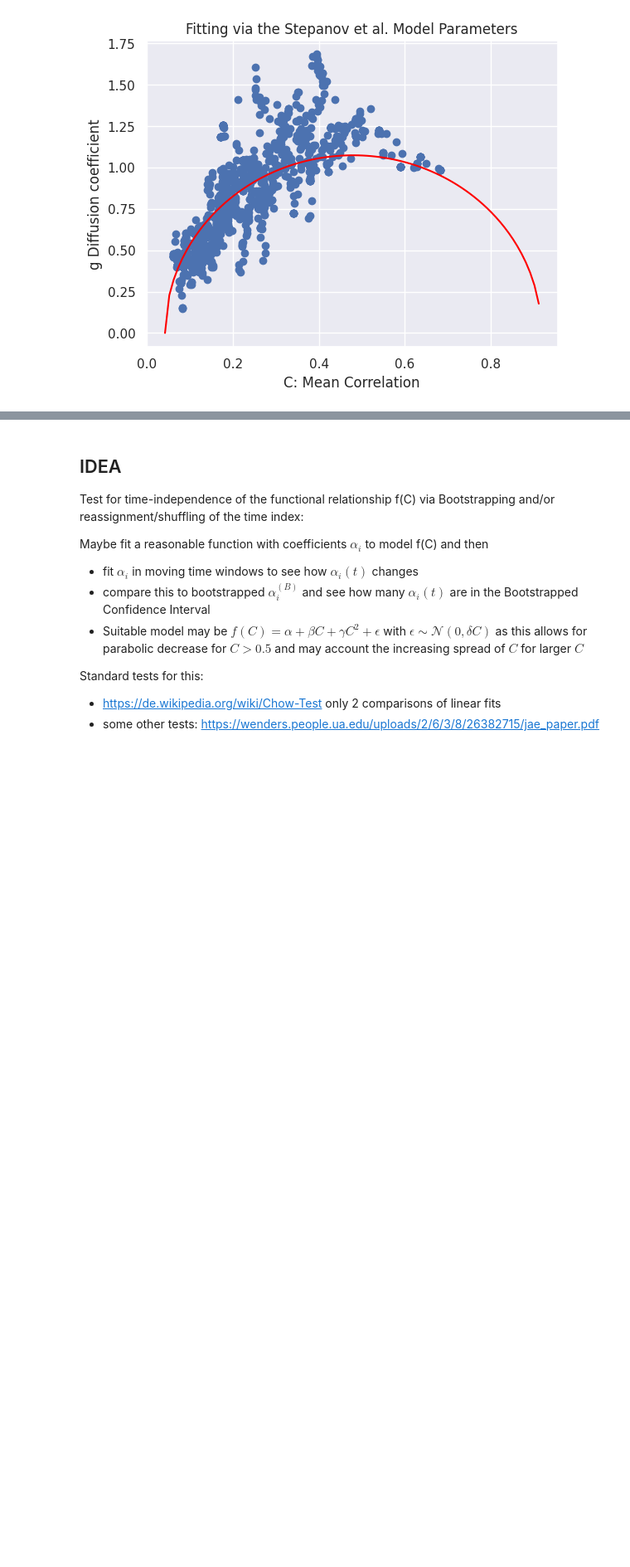
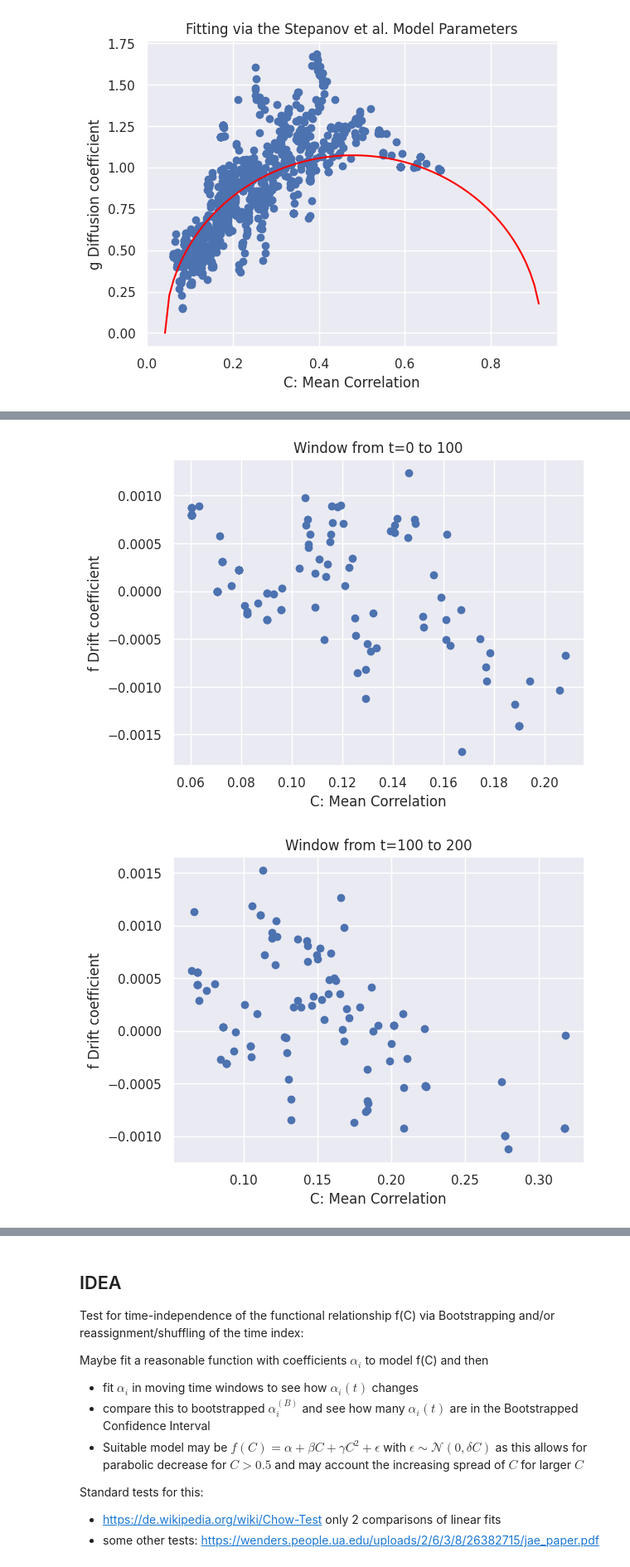
Before and after one commit to TobiasW1891/Finance-Redone, a Jupyter notebook: Compare to Stepanov.ipynb, the cells around one changed output, grey strips where cells are left out. Shown at 83% size. Saved outputs shown, nothing was run; the diff lists cells and outputs as text; code cells hidden in the pictures; blank space fills up the shorter version.

```diff
--- a/Compare to Stepanov.ipynb
+++ b/Compare to Stepanov.ipynb
@@ -360,0 +362,11 @@ plt.show()
+# %%
+for i in range(10):
+    plt.scatter(MeanCList[i*100:100+i*100],
+                FList[i*100:100+i*100])
+    plt.xlabel("C: Mean Correlation")
+    plt.ylabel("f Drift coefficient")
+    plt.title("Window from t="+str(i*100)+" to "+str(100+i*100))
+    plt.show()
+# %% [output]
+[figure, added]
+[figure, added]
```
Also changed, not shown: parts of 5 cells of this notebook.
